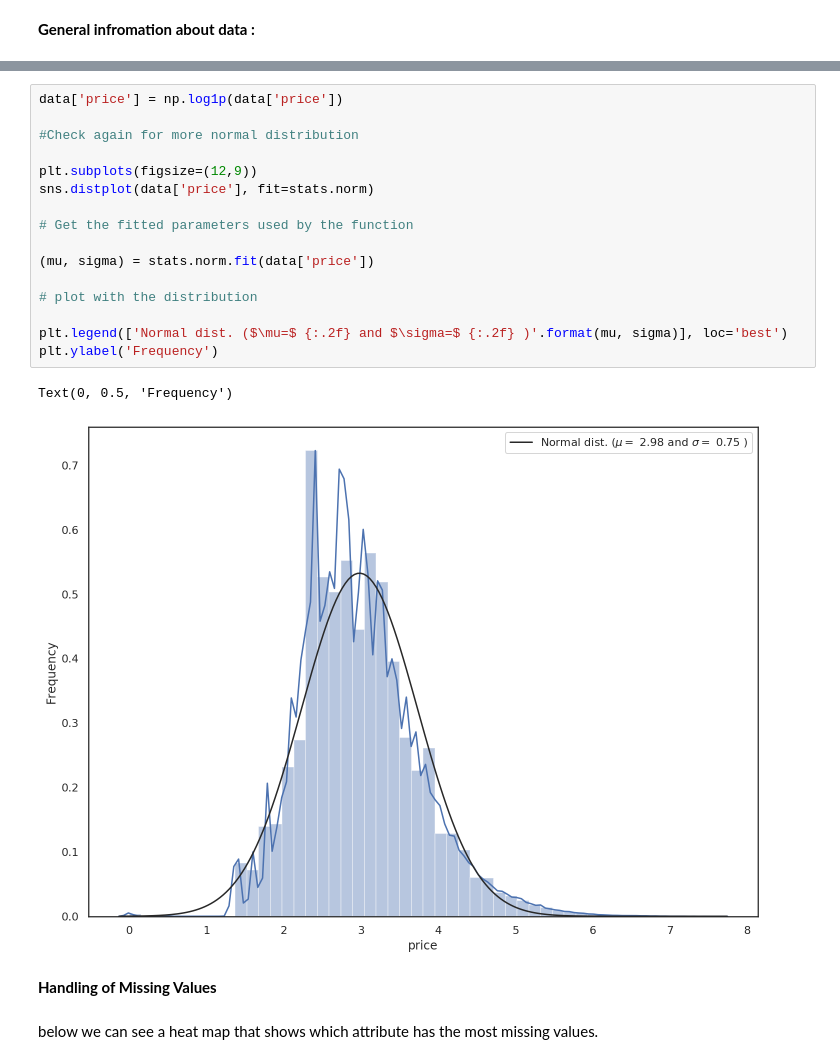
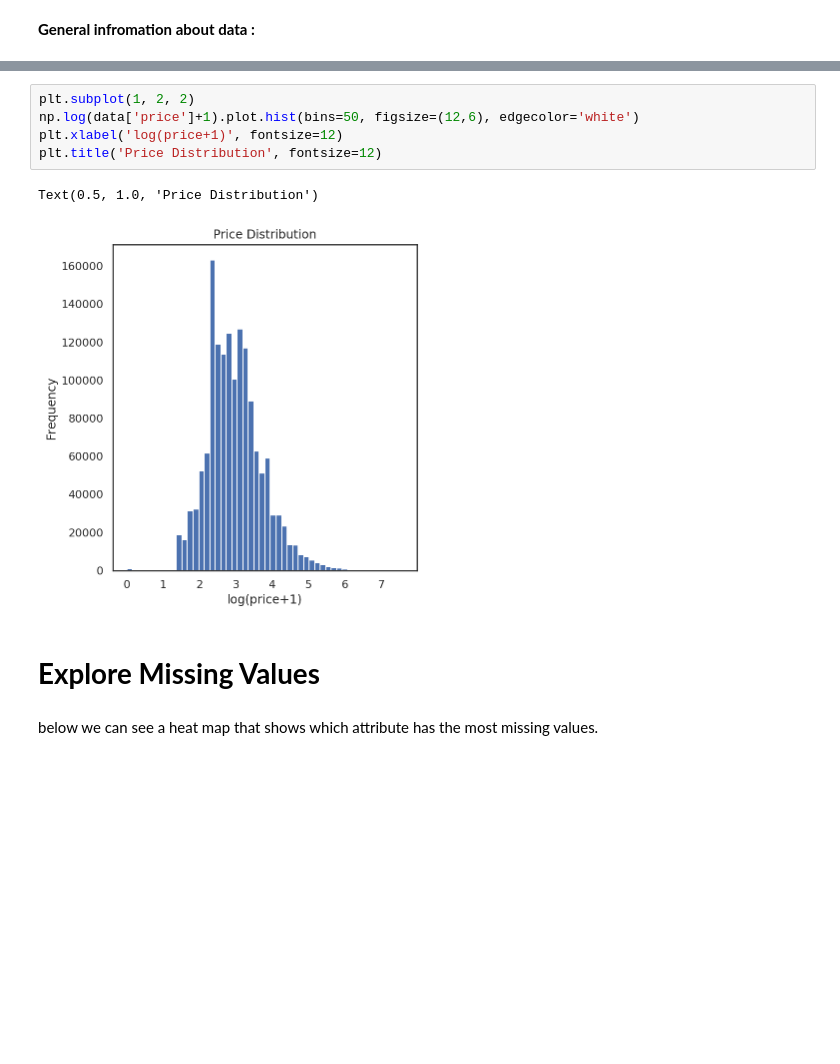
Before and after one commit to MahshidMarbouti/pricePrediction, a Jupyter notebook: PricePrediction.ipynb, the cells around one changed output, grey strips where cells are left out. Cells and saved outputs as stored; diff of their text form; blank space fills up the shorter version.

```diff
--- a/PricePrediction.ipynb
+++ b/PricePrediction.ipynb
@@ -235,24 +232,13 @@ The price districution is right skewed. Most of the values seems to be between 0
-# %%
-data['price'] = np.log1p(data['price'])
-
-#Check again for more normal distribution
-
-plt.subplots(figsize=(12,9))
-sns.distplot(data['price'], fit=stats.norm)
-
-# Get the fitted parameters used by the function
-
-(mu, sigma) = stats.norm.fit(data['price'])
-
-# plot with the distribution
-
-plt.legend(['Normal dist. ($\mu=$ {:.2f} and $\sigma=$ {:.2f} )'.format(mu, sigma)], loc='best')
-plt.ylabel('Frequency')
-# %% [output]
-Text(0, 0.5, 'Frequency')
-[figure, removed]
+# %%
+plt.subplot(1, 2, 2)
+np.log(data['price']+1).plot.hist(bins=50, figsize=(12,6), edgecolor='white')
+plt.xlabel('log(price+1)', fontsize=12)
+plt.title('Price Distribution', fontsize=12)
+# %% [output]
+Text(0.5, 1.0, 'Price Distribution')
+[figure, added]
 # %% [markdown]
-**Handling of Missing Values**
+# **Explore Missing Values**
 # %% [markdown]
 below we can see a heat map that shows which attribute has the most missing values.
 # %%
```
Also changed, not shown: parts of 44 cells of this notebook.
